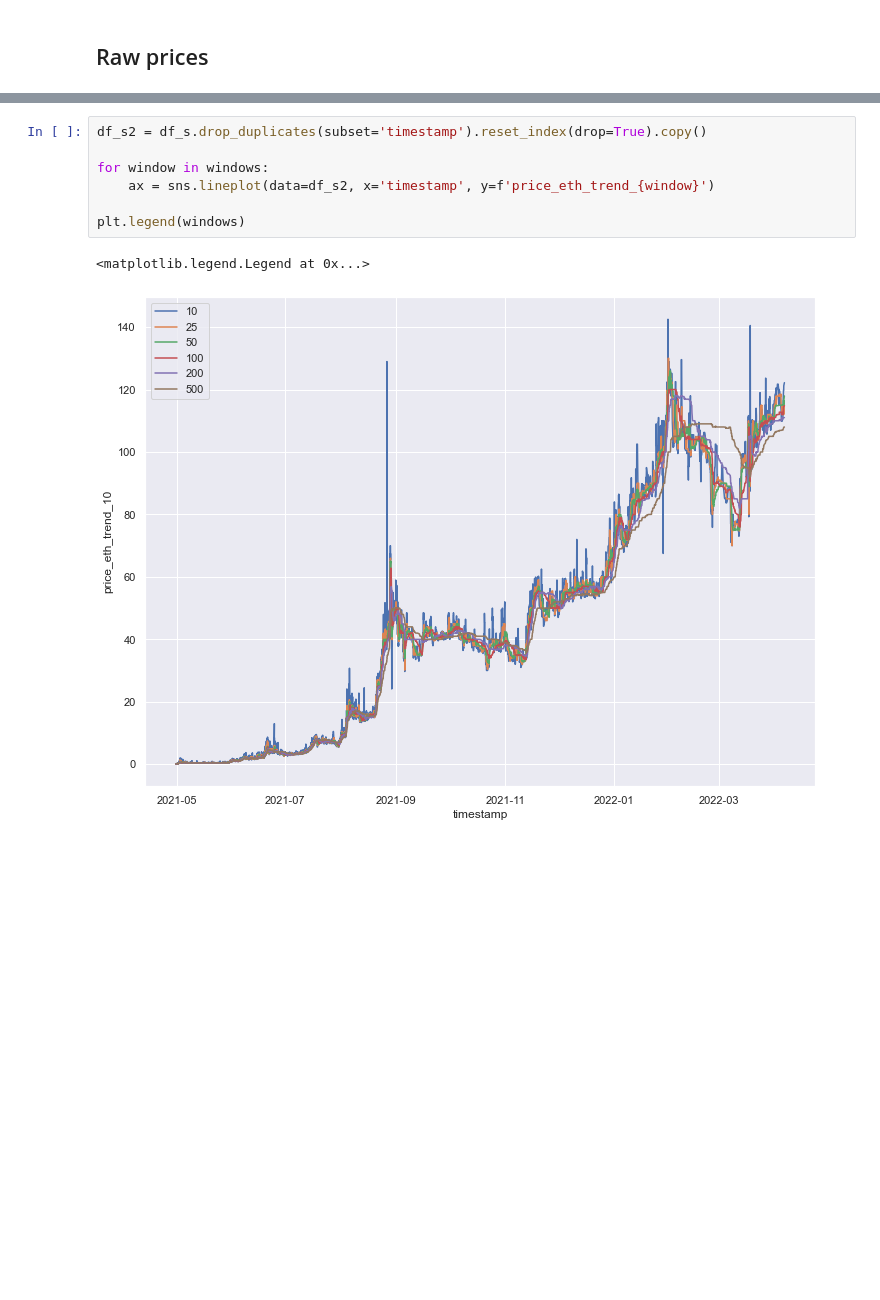
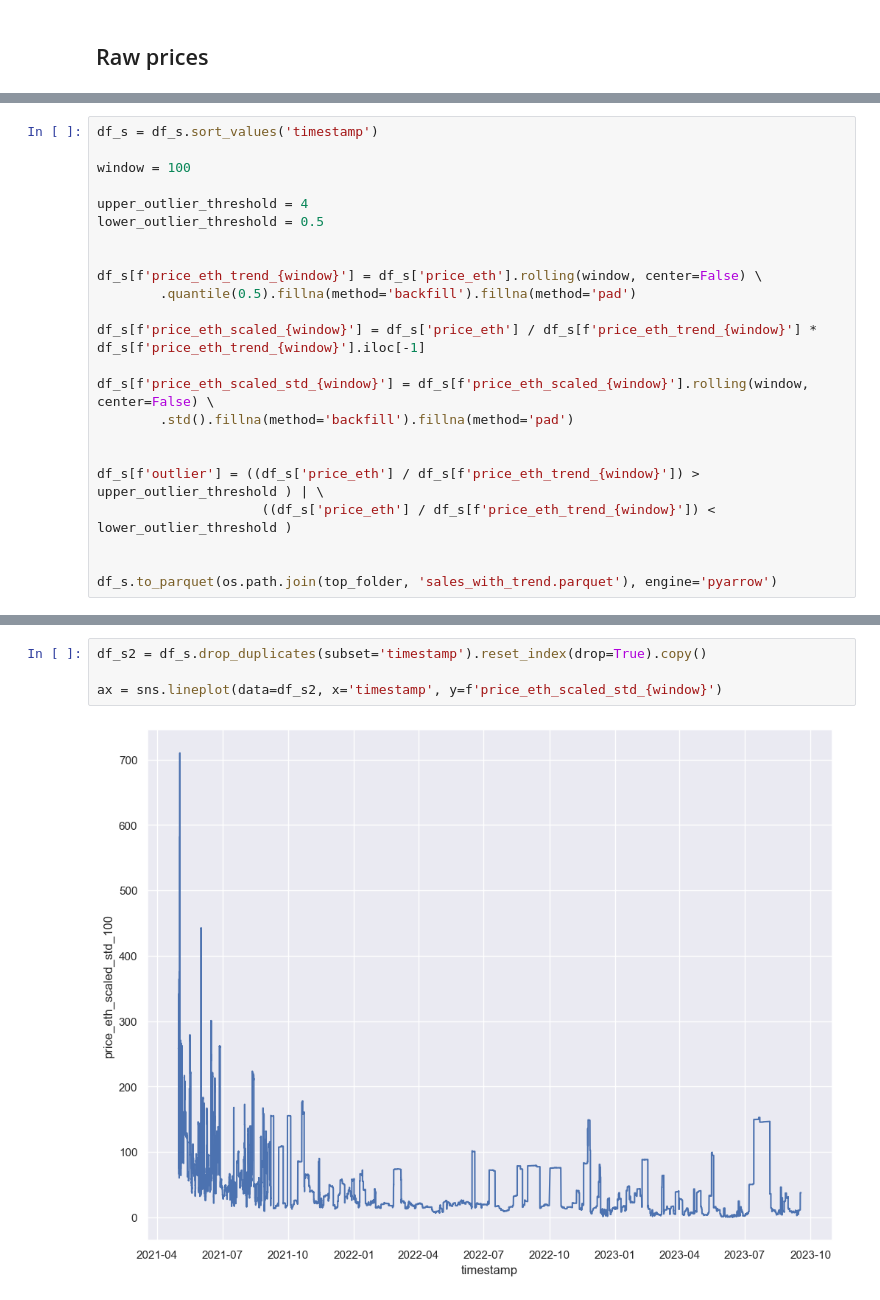
Before and after one commit to LBrinkmann/xai-nft, a Jupyter notebook: notebooks/trend.ipynb, the cells around one changed output, grey strips where cells are left out. Saved outputs shown, nothing was run; the diff lists cells and outputs as text; blank space fills up the shorter version.

Commit message:
new data test

```diff
--- a/notebooks/trend.ipynb
+++ b/notebooks/trend.ipynb
@@ -73,0 +29,23 @@ Window is left of the actual value. Thus it is not forward looking.
+# %%
+df_s = df_s.sort_values('timestamp')
+
+window = 100
+
+upper_outlier_threshold = 4
+lower_outlier_threshold = 0.5
+
+
+df_s[f'price_eth_trend_{window}'] = df_s['price_eth'].rolling(window, center=False) \
+        .quantile(0.5).fillna(method='backfill').fillna(method='pad')
+
+df_s[f'price_eth_scaled_{window}'] = df_s['price_eth'] / df_s[f'price_eth_trend_{window}'] * df_s[f'price_eth_trend_{window}'].iloc[-1]
+
+df_s[f'price_eth_scaled_std_{window}'] = df_s[f'price_eth_scaled_{window}'].rolling(window, center=False) \
+        .std().fillna(method='backfill').fillna(method='pad')
+
+
+df_s[f'outlier'] = ((df_s['price_eth'] / df_s[f'price_eth_trend_{window}']) > upper_outlier_threshold ) | \
+                     ((df_s['price_eth'] / df_s[f'price_eth_trend_{window}']) < lower_outlier_threshold )
+
+
+df_s.to_parquet(os.path.join(top_folder, 'sales_with_trend.parquet'), engine='pyarrow')
@@ -74,10 +77,6 @@ Window is left of the actual value. Thus it is not forward looking.
 # %%
 df_s2 = df_s.drop_duplicates(subset='timestamp').reset_index(drop=True).copy()
 
-for window in windows:
-    ax = sns.lineplot(data=df_s2, x='timestamp', y=f'price_eth_trend_{window}')
-
-plt.legend(windows)
+ax = sns.lineplot(data=df_s2, x='timestamp', y=f'price_eth_scaled_std_{window}')
 # %% [output]
-<matplotlib.legend.Legend at 0x...>
-[figure, old version]
+[figure, new version]
```
Also changed, not shown: parts of 22 cells of this notebook, 14 other files.
